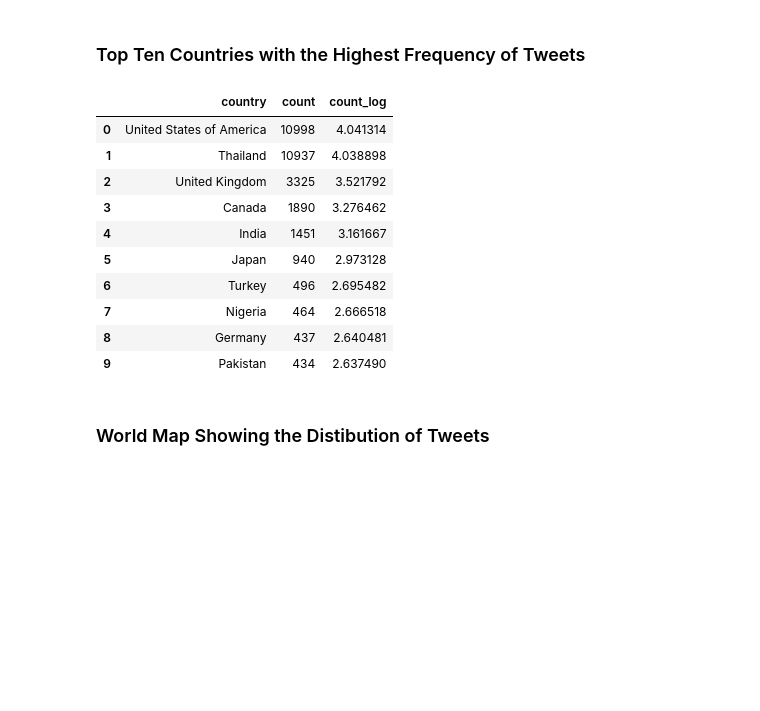
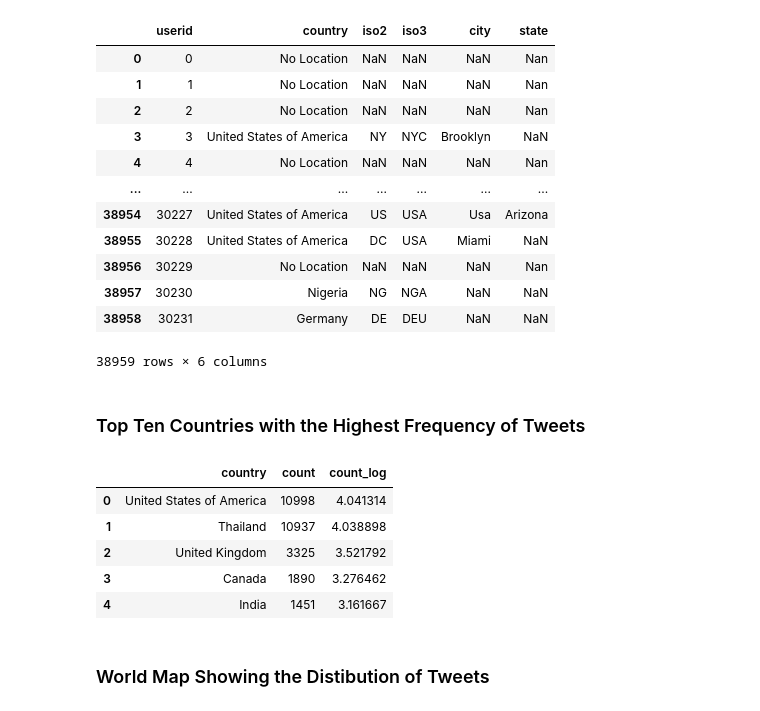
Before and after one commit to shaecodes/Sentiment-Analysis-on-US-Presidential-Inauguration-Tweets, a Jupyter notebook: sentiment_analysis_us tweets.ipynb, the cells around one changed output. Saved outputs shown, nothing was run; the diff lists cells and outputs as text; code cells hidden in the pictures; blank space fills up the shorter version.

Commit message:
Normalized tables

```diff
--- a/sentiment_analysis_us tweets.ipynb
+++ b/sentiment_analysis_us tweets.ipynb
@@ -46,20 +97,31 @@ tweets
+# %%
+country
+# %% [output]
+|  | userid | country | iso2 | iso3 | city | state |
+| 0 | 0 | No Location | NaN | NaN | NaN | Nan |
+| 1 | 1 | No Location | NaN | NaN | NaN | Nan |
+| 2 | 2 | No Location | NaN | NaN | NaN | Nan |
+| 3 | 3 | United States of America | NY | NYC | Brooklyn | NaN |
+| 4 | 4 | No Location | NaN | NaN | NaN | Nan |
+| ... | ... | ... | ... | ... | ... | ... |
+| 38954 | 30227 | United States of America | US | USA | Usa | Arizona |
+| 38955 | 30228 | United States of America | DC | USA | Miami | NaN |
+| 38956 | 30229 | No Location | NaN | NaN | NaN | Nan |
+| 38957 | 30230 | Nigeria | NG | NGA | NaN | NaN |
+| 38958 | 30231 | Germany | DE | DEU | NaN | NaN |
+38959 rows × 6 columns
 # %% [markdown]
 ### Top Ten Countries with the Highest Frequency of Tweets
 # %%
 country_counts["count_log"] = country_counts["count"].apply(math.log10)
-country_counts.head(10)
+country_counts.head(5)
 # %% [output]
 |  | country | count | count_log |
 | 0 | United States of America | 10998 | 4.041314 |
 | 1 | Thailand | 10937 | 4.038898 |
 | 2 | United Kingdom | 3325 | 3.521792 |
 | 3 | Canada | 1890 | 3.276462 |
 | 4 | India | 1451 | 3.161667 |
-| 5 | Japan | 940 | 2.973128 |
-| 6 | Turkey | 496 | 2.695482 |
-| 7 | Nigeria | 464 | 2.666518 |
-| 8 | Germany | 437 | 2.640481 |
-| 9 | Pakistan | 434 | 2.637490 |
 # %% [markdown]
 ### World Map Showing the Distibution of Tweets
 # %%
```
Also changed, not shown: parts of 12 cells of this notebook, 4 other files.
